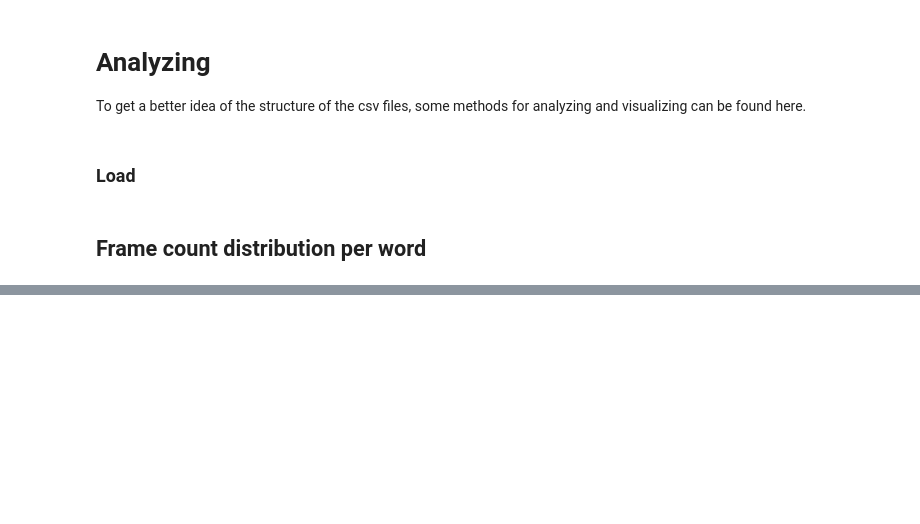
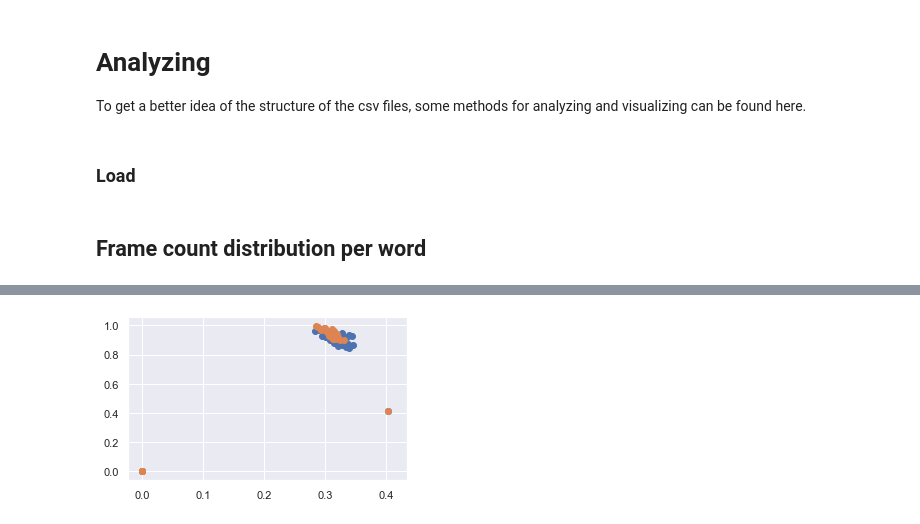
Before and after one commit to Tachionstrahl/SignLanguageRecognition, a Jupyter notebook: lab/Data Analysis.ipynb, the cells around one changed output, grey strips where cells are left out. Drawn from its saved outputs; the diff is of its cells as text; code cells hidden in the pictures; blank space fills up the shorter version.

Commit message:
Started with Data Vizualizations

```diff
--- a/lab/Data Analysis.ipynb
+++ b/lab/Data Analysis.ipynb
@@ -48,0 +50,16 @@ plt.show()
+# %%
+sign = np.array(data[20][1])
+np.nan_to_num(sign, copy=False)
+rows = []
+for row in sign:
+    x, y = row[::2], row[1::2]
+    rows.append((x,y))
+# %%
+fig, ax = plt.subplots(figsize=(5, 3))
+scat = ax.scatter(rows[1][0], rows[1][1])
+def animate(i):
+    ax.scatter(rows[i][0], rows[i][1])
+anim = FuncAnimation(
+fig, animate, interval=12, frames=len(rows)-1)
+# %% [output]
+[figure, added]
```
Also changed, not shown: parts of 3 cells of this notebook.
